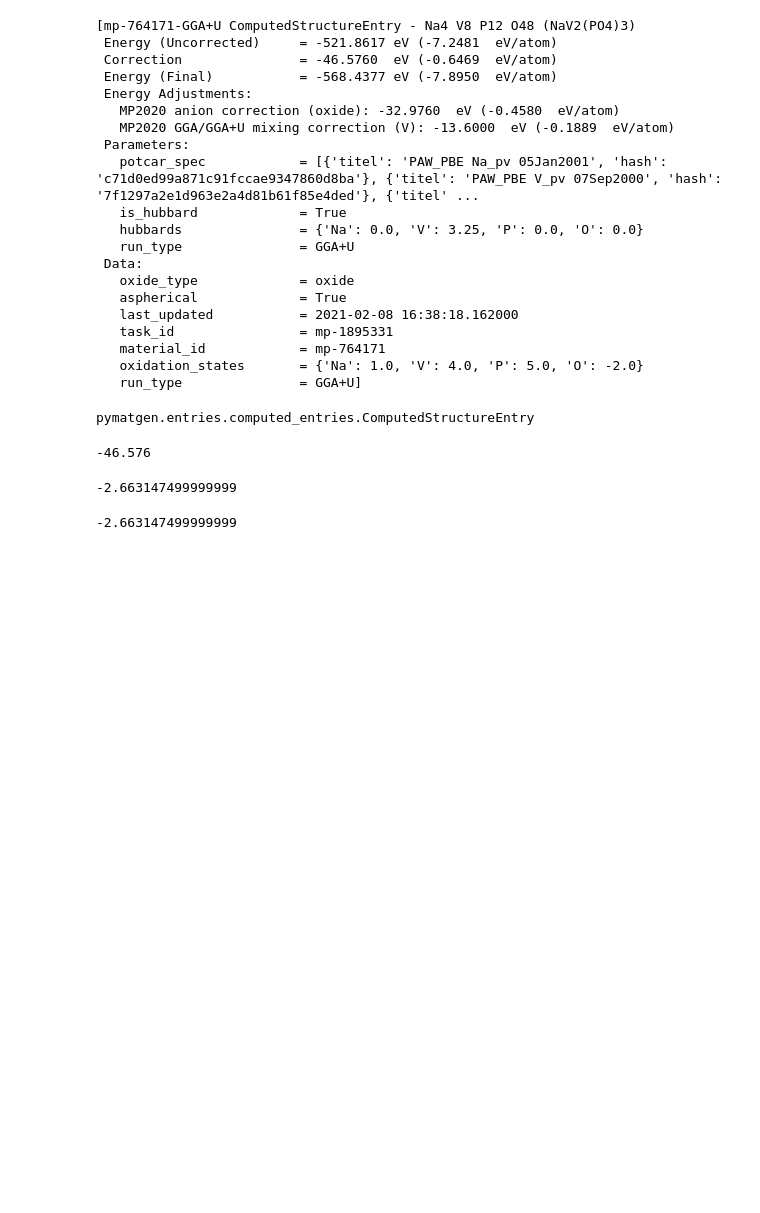
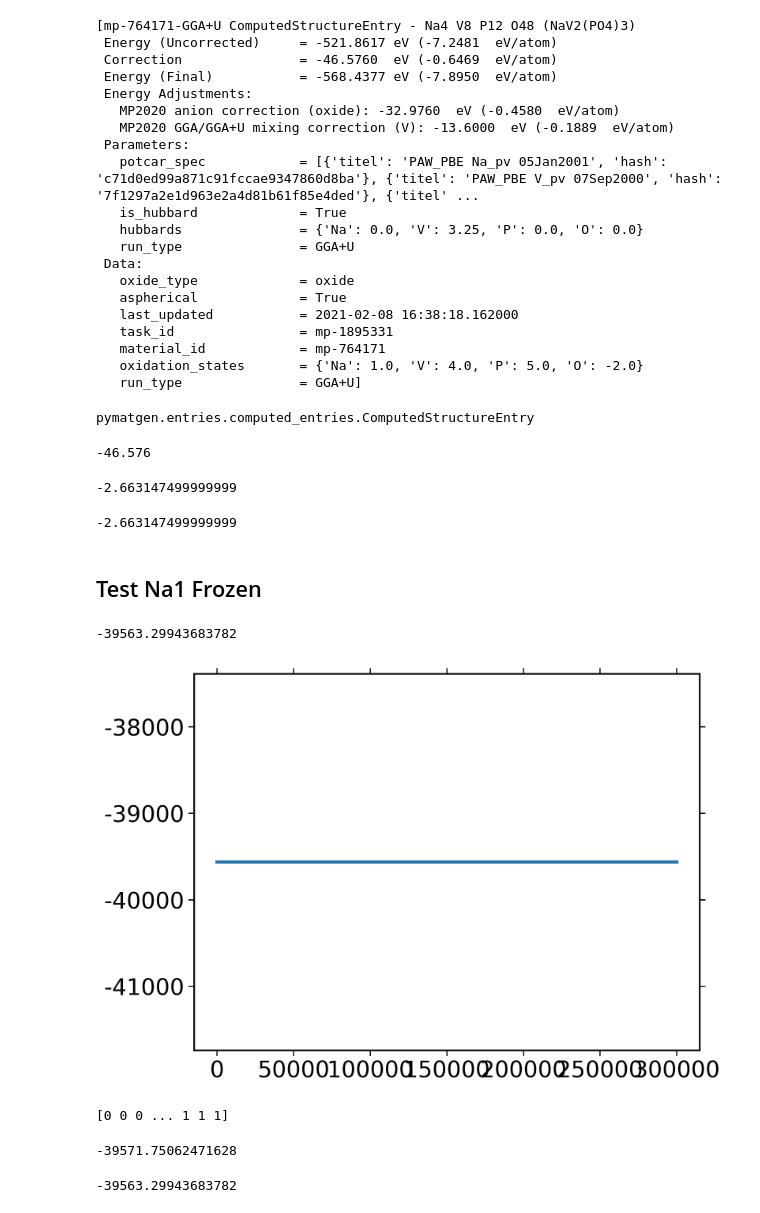
Before and after one commit to YunyeongChoi/CaNaVP, a Jupyter notebook: notebooks/retrieve_gcmc.ipynb, the cells around one changed output. Cells and saved outputs as stored; diff of their text form; code cells hidden in the pictures; blank space fills up the shorter version.

```diff
--- a/notebooks/retrieve_gcmc.ipynb
+++ b/notebooks/retrieve_gcmc.ipynb
@@ -476,3 +472,13 @@ corrected_Na1 = Na1 + specific_corrections['O'] * 72 + specific_corrections['V']
 ((Na3 - Na1) / 6 - 2 * Na)/2
 # %% [output]
 -2.663147499999999
+# %% [markdown]
+## Test Na1 Frozen
+# %%
+energy_dir = '/global/scratch/users/yychoi94/CaNaVP_gcMC/300Na1to3/data/-30.0_-3.98303_energy.npy'
+energies = np.load(energy_dir)
+plt.plot(energies)
+print(energies[-1])
+# %% [output]
+-39563.29943683782
+[figure, added]
@@ -478,0 +492,4 @@ corrected_Na1 = Na1 + specific_corrections['O'] * 72 + specific_corrections['V']
+# %%
+print(occupancies[-1])
+# %% [output]
+[0 0 0 ... 1 1 1]
@@ -478,0 +507,8 @@ corrected_Na1 = Na1 + specific_corrections['O'] * 72 + specific_corrections['V']
+# %%
+ensemble.processor.compute_feature_vector(test_occu) @ ensemble.processor.coefs
+# %% [output]
+-39571.75062471628
+# %%
+ensemble.processor.compute_feature_vector(occupancies[-1]) @ ensemble.processor.coefs
+# %% [output]
+-39563.29943683782
```
Also changed, not shown: parts of 23 cells of this notebook, 2 other files.
